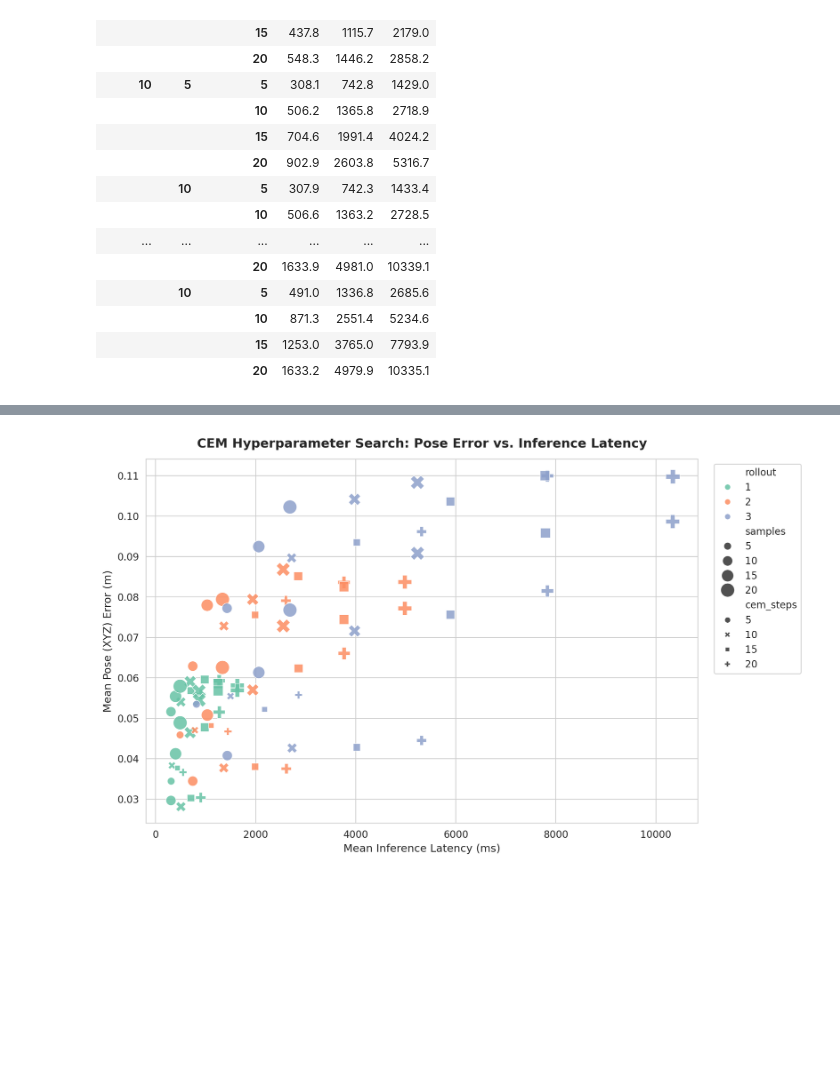
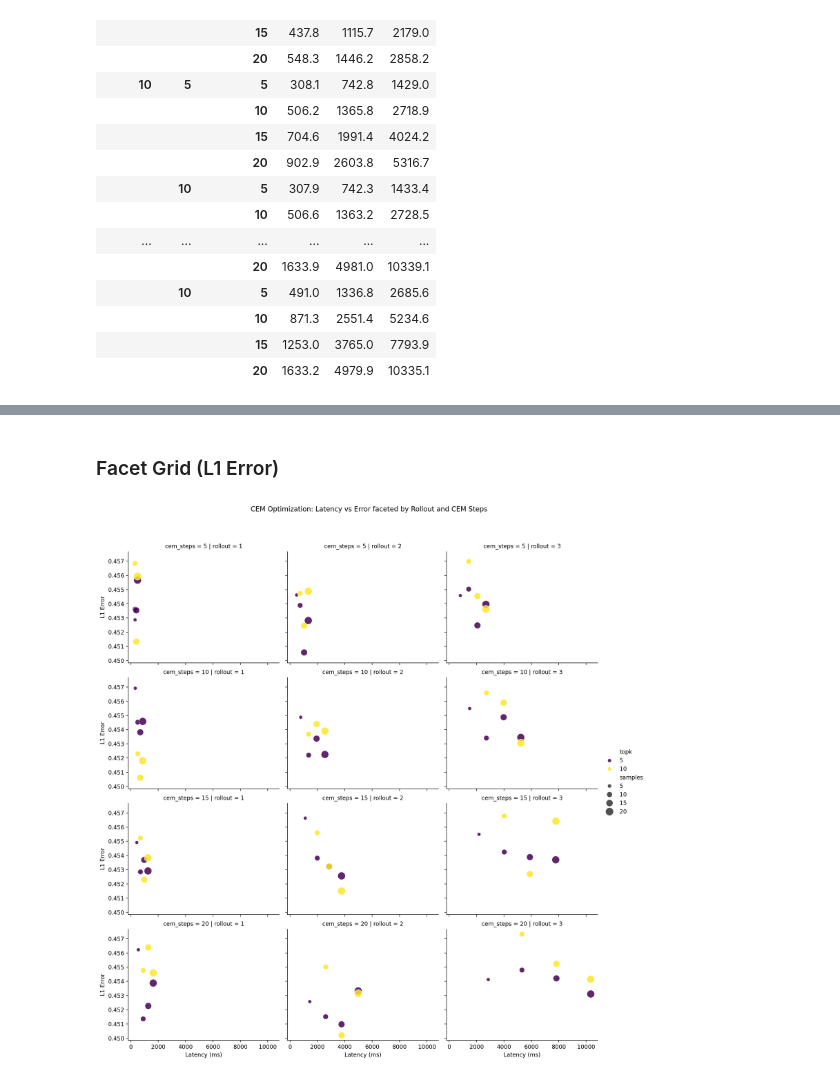
Before and after one commit to csu-signal/vjepa2, a Jupyter notebook: notebooks/ultrasound_probe_guidance/exploring_cem.ipynb, the cells around one changed output, grey strips where cells are left out. Cells and saved outputs as stored; diff of their text form; code cells hidden in the pictures; blank space fills up the shorter version.

Commit message:
updated cem hyperparam search visualizations

```diff
--- a/notebooks/ultrasound_probe_guidance/exploring_cem.ipynb
+++ b/notebooks/ultrasound_probe_guidance/exploring_cem.ipynb
@@ -167,44 +123,27 @@ with sns.axes_style("whitegrid"):
-# %%
-with sns.axes_style("whitegrid"):
-    fig, ax = plt.subplots(figsize=(10, 6), layout="constrained")
-
-    sns.scatterplot(
-        data=df_results,
-        x="mean_inference_latency_ms",
-        y="mean_pose_error_m",
-        hue="rollout",
-        style="cem_steps",
-        size="samples",
-        sizes=(60, 200),
-        palette="Set2",
-        alpha=0.85,
-        ax=ax,
-    )
-
-    # Annotate points with parameter tags
-    for _, row in df_results.iterrows():
-        #label = f"R:{int(row['rollout'])}, S:{int(row['samples'])}, C:{int(row['cem_steps'])}"
-        label = ""
-        ax.annotate(
-            label,
-            (row["mean_inference_latency_ms"], row["mean_pose_error_m"]),
-            xytext=(6, 4),
-            textcoords="offset points",
-            fontsize=8,
-            alpha=0.8,
-        )
-
-    ax.set_title(
-        "CEM Hyperparameter Search: Pose Error vs. Inference Latency",
-        fontsize=13,
-        pad=12,
-        weight="bold",
-    )
-    ax.set_xlabel("Mean Inference Latency (ms)", fontsize=11)
-    ax.set_ylabel("Mean Pose (XYZ) Error (m)", fontsize=11)
-
-    sns.move_legend(ax, "upper left", bbox_to_anchor=(1.02, 1))
-
-    plt.show()
-# %% [output]
-[figure, removed]
+# %% [markdown]
+### Facet Grid (L1 Error)
+# %%
+g = sns.relplot(
+    data=df_results,
+    x="mean_inference_latency_ms",
+    y="mean_rep_l1_error",
+    col="rollout",  # Split across columns
+    row="cem_steps",  # Split across rows
+    hue="topk",  # Distinguish within subplot
+    size="samples",
+    sizes=(40, 180),
+    palette="viridis",
+    alpha=0.85,
+    kind="scatter",
+    height=3.5,
+    aspect=1.2,
+)
+
+g.set_axis_labels("Latency (ms)", "L1 Error")
+g.fig.subplots_adjust(top=0.9)
+g.fig.suptitle(
+    "CEM Optimization: Latency vs Error faceted by Rollout and CEM Steps"
+)
+plt.show()
+# %% [output]
+[figure, added]
```
Also changed, not shown: parts of 13 cells of this notebook.
